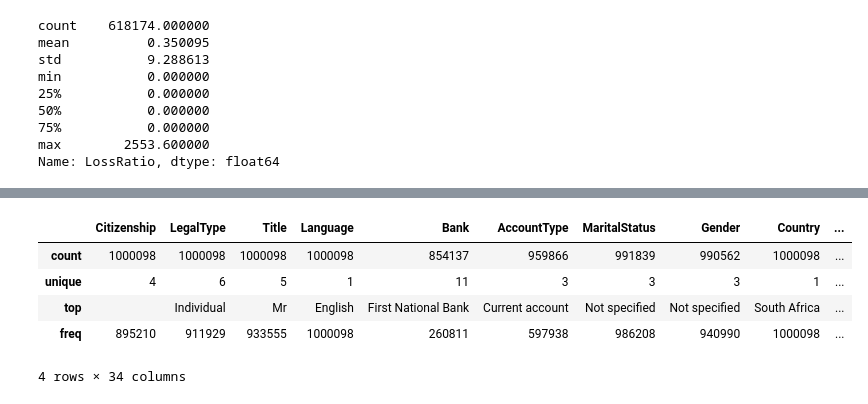
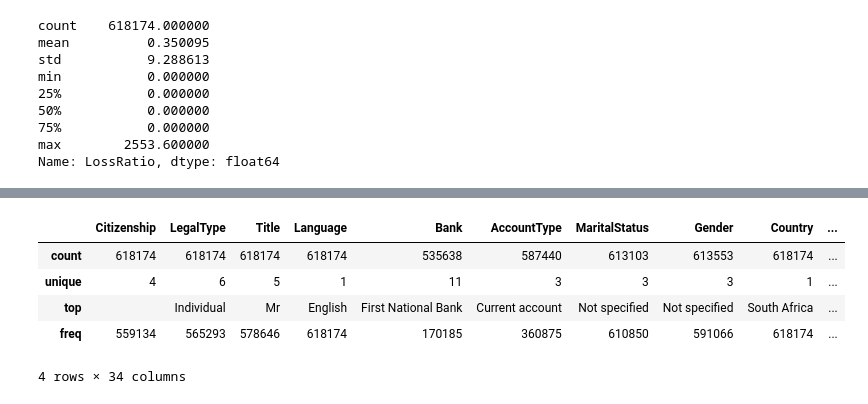
Before and after one commit to Feven777/Risk-Analytics-Predictive-Modeling, a Jupyter notebook: notebook/EDA_task1.ipynb, the cells around one changed output, grey strips where cells are left out. Cells and saved outputs as stored; diff of their text form; code cells hidden in the pictures.

```diff
--- a/notebook/EDA_task1.ipynb
+++ b/notebook/EDA_task1.ipynb
@@ -77,13 +77,13 @@ df_valid.describe()
 | max | 301175.000000 | 23246.000000 | 2015-08-01 00:00:00 | 9870.000000 | 6.506535e+07 | 2015.000000 | 10.000000 | ... |
 | std | 64839.331221 | 5437.195158 | NaN | 2608.460587 | 1.294132e+07 | 3.270483 | 0.288604 | ... |
 # %%
-df.describe(include="object")
+df_valid.describe(include="object")
 # %% [output]
 |  | Citizenship | LegalType | Title | Language | Bank | AccountType | MaritalStatus | Gender | Country | ... |
-| count | 1000098 | 1000098 | 1000098 | 1000098 | 854137 | 959866 | 991839 | 990562 | 1000098 | ... |
+| count | 618174 | 618174 | 618174 | 618174 | 535638 | 587440 | 613103 | 613553 | 618174 | ... |
 | unique | 4 | 6 | 5 | 1 | 11 | 3 | 3 | 3 | 1 | ... |
 | top |  | Individual | Mr | English | First National Bank | Current account | Not specified | Not specified | South Africa | ... |
-| freq | 895210 | 911929 | 933555 | 1000098 | 260811 | 597938 | 986208 | 940990 | 1000098 | ... |
+| freq | 559134 | 565293 | 578646 | 618174 | 170185 | 360875 | 610850 | 591066 | 618174 | ... |
 4 rows × 34 columns
 # %%
 # Drop columns with only 1 unique value
```
Also changed, not shown: parts of 14 cells of this notebook.
